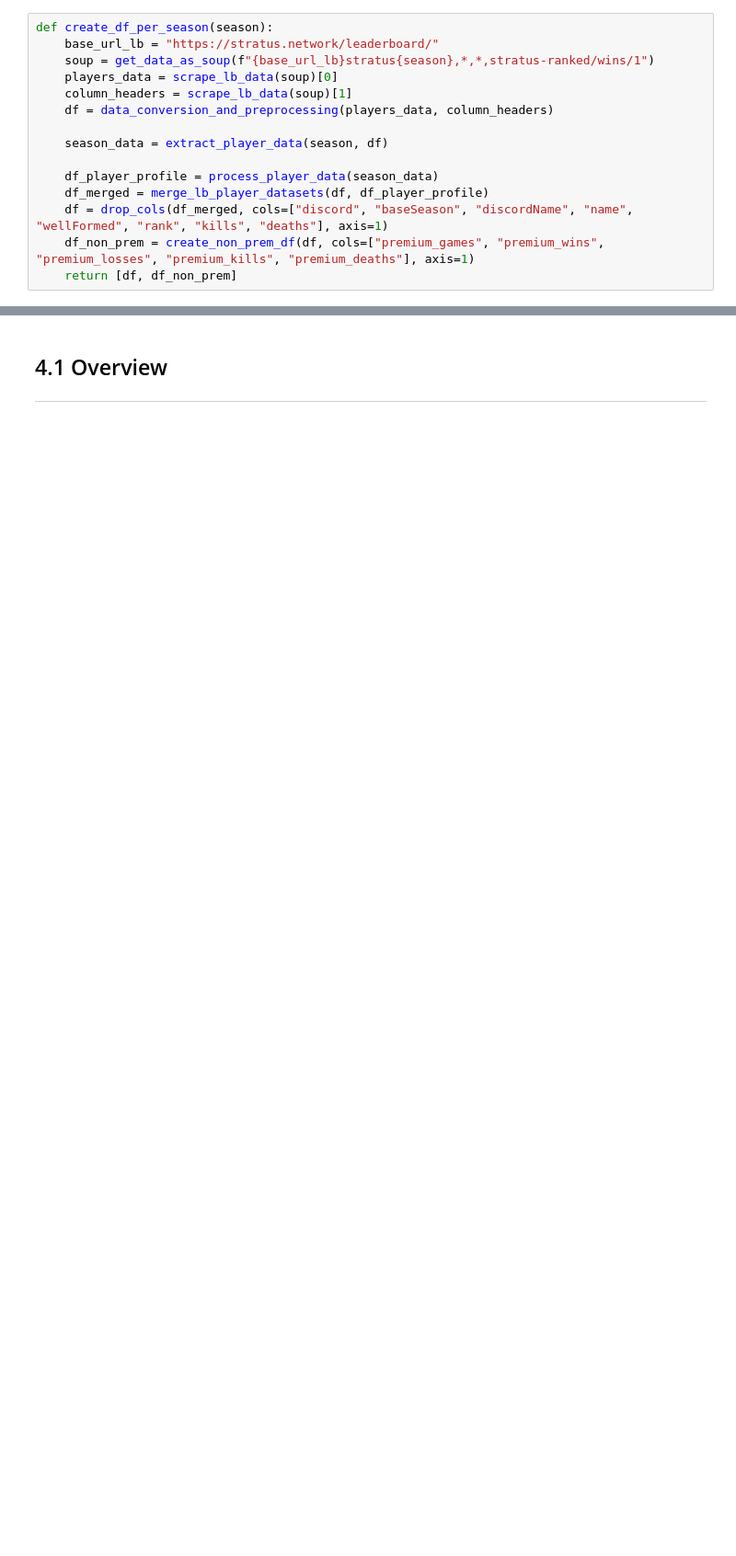
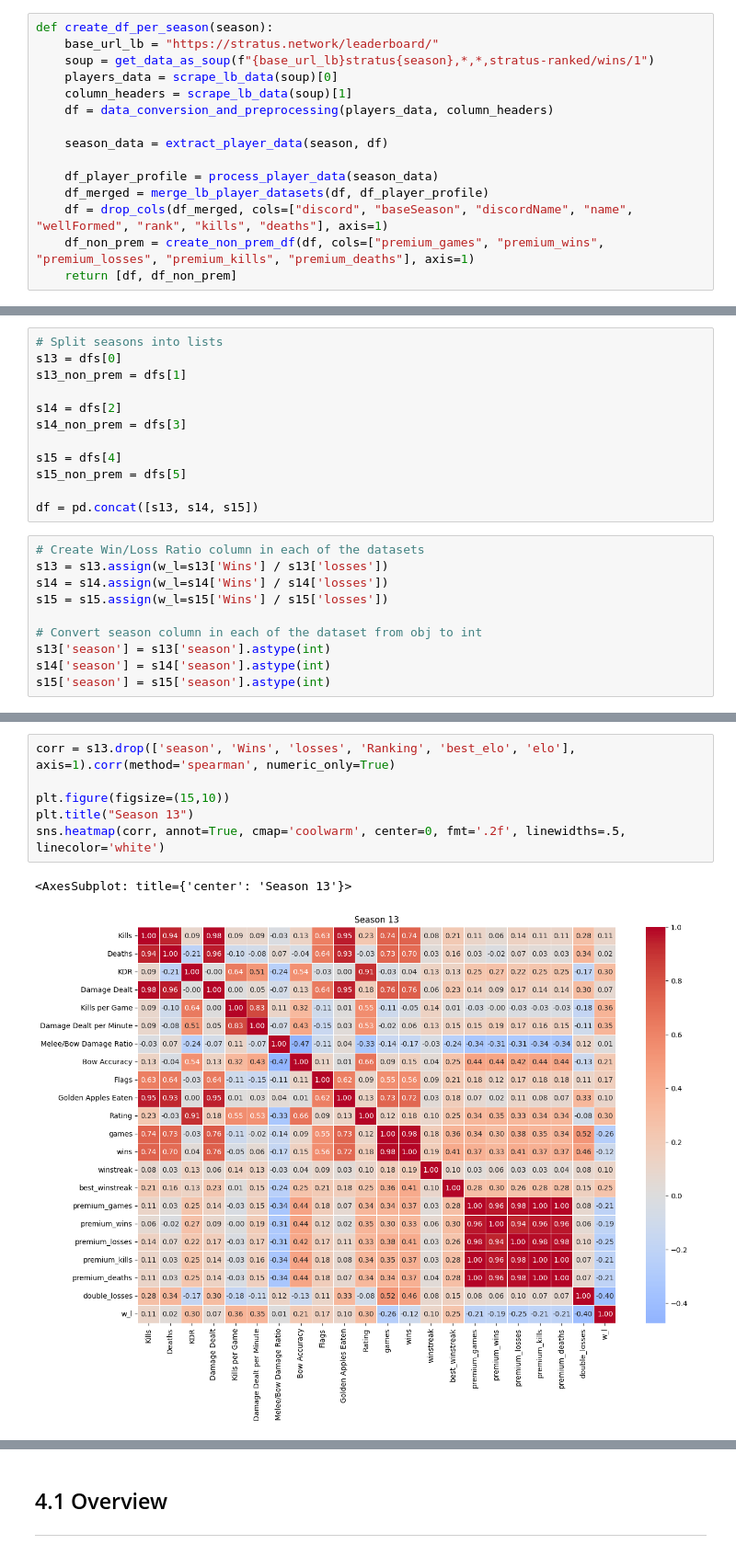
Before and after one commit to philipsinnott/Stratus, a Jupyter notebook: Stratus EDA.ipynb, the cells around one changed output, grey strips where cells are left out. Shown at 92% size. Cells and saved outputs as stored; diff of their text form; blank space fills up the shorter version.

```diff
--- a/Stratus EDA.ipynb
+++ b/Stratus EDA.ipynb
@@ -305,0 +246,22 @@ df_non_prem.plot()
+# %%
+# Split seasons into lists
+s13 = dfs[0]
+s13_non_prem = dfs[1]
+
+s14 = dfs[2]
+s14_non_prem = dfs[3]
+
+s15 = dfs[4]
+s15_non_prem = dfs[5]
+
+df = pd.concat([s13, s14, s15])
+# %%
+# Create Win/Loss Ratio column in each of the datasets
+s13 = s13.assign(w_l=s13['Wins'] / s13['losses'])
+s14 = s14.assign(w_l=s14['Wins'] / s14['losses'])
+s15 = s15.assign(w_l=s15['Wins'] / s15['losses'])
+
+# Convert season column in each of the dataset from obj to int
+s13['season'] = s13['season'].astype(int)
+s14['season'] = s14['season'].astype(int)
+s15['season'] = s15['season'].astype(int)
@@ -305,0 +355,9 @@ df_non_prem.plot()
+# %%
+corr = s13.drop(['season', 'Wins', 'losses', 'Ranking', 'best_elo', 'elo'], axis=1).corr(method='spearman', numeric_only=True)
+
+plt.figure(figsize=(15,10))
+plt.title("Season 13")
+sns.heatmap(corr, annot=True, cmap='coolwarm', center=0, fmt='.2f', linewidths=.5, linecolor='white')
+# %% [output]
+<AxesSubplot: title={'center': 'Season 13'}>
+[figure, added]
```
Also changed, not shown: parts of 63 cells of this notebook, 1 other file.
